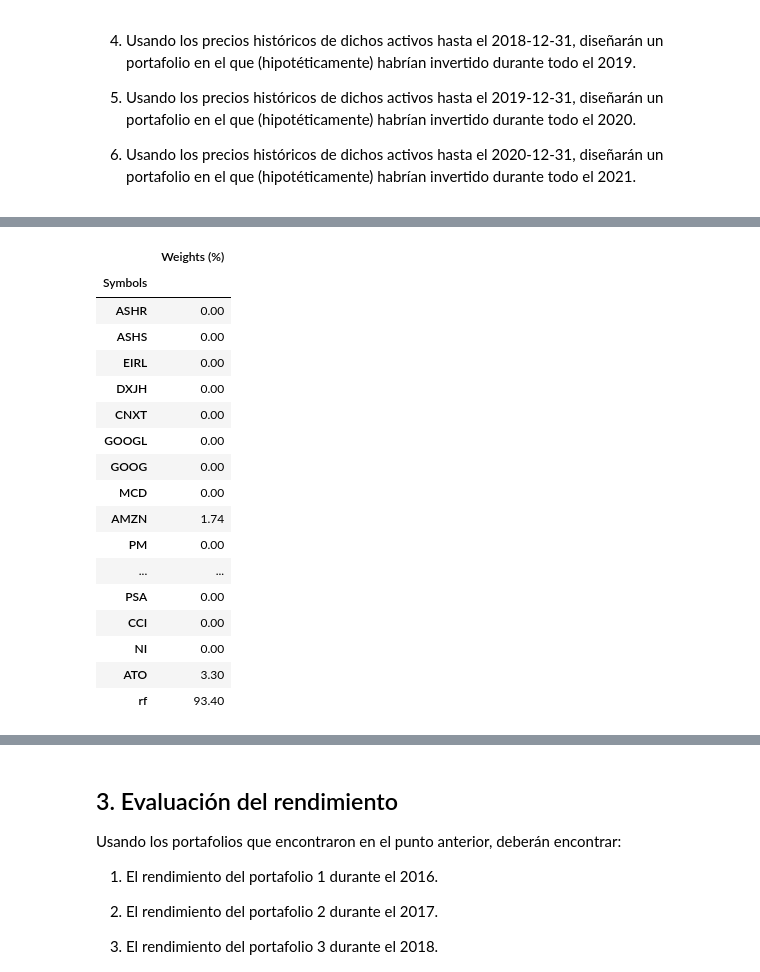
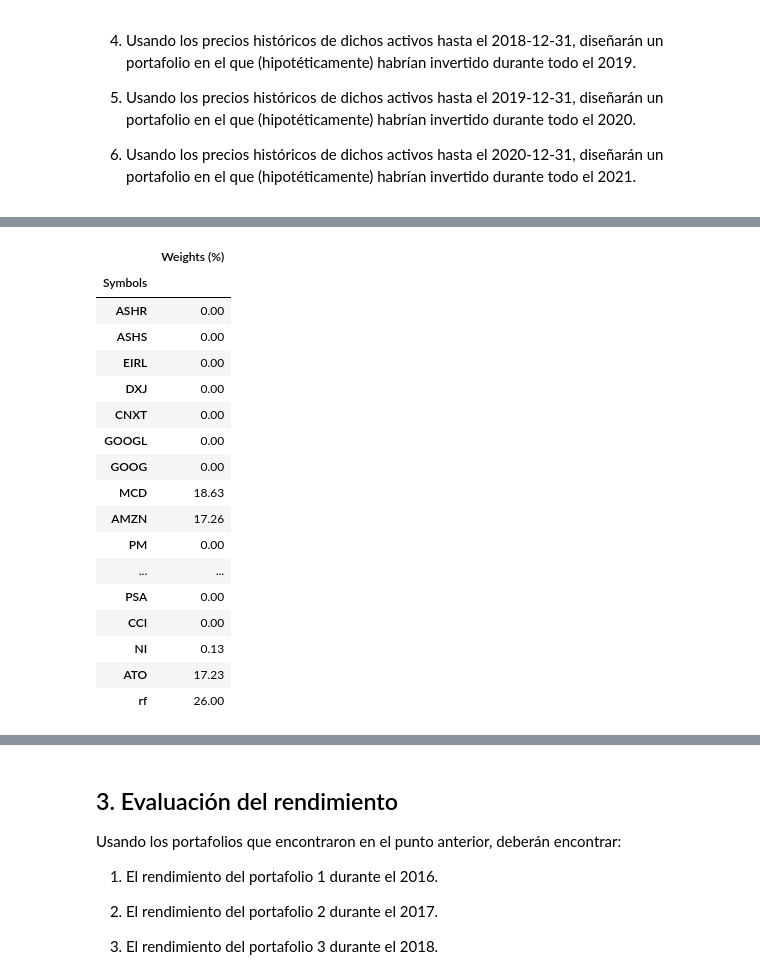
Before and after one commit to MontseOP/Proyecto_Portafolios, a Jupyter notebook: Proyecto Ortiz-Palacios.ipynb, the cells around one changed output, grey strips where cells are left out. Drawn from its saved outputs; the diff is of its cells as text; code cells hidden in the pictures.

```diff
--- a/Proyecto Ortiz-Palacios.ipynb
+++ b/Proyecto Ortiz-Palacios.ipynb
@@ -185,13 +166,15 @@ port_efi(Eind_2015, rf_2015, Sigma_2015, 15)
 | rf | 0.63 |
 # %%
 closes_2016 = get_adj_closes(ETF + acciones, "01-01-2016",'31-12-2016')
-rf_2016 = 0.0062/252
+hist_2016 = pd.concat([closes,closes_2016])
+rf_2016 = 0.0087/252
 
-rend_2016 = closes_2016.pct_change().dropna()
+rend_2016 = hist_2016.pct_change().dropna()
 Eind_2016 = rend_2016.mean()
 Sigma_2016 = rend_2016.cov()
 
-port_efi(Eind_2016, rf_2016, Sigma_2016, 15)
+w_2016 = port_efi(Eind_2016, rf_2016, Sigma_2016, 15)
+w_2016
 # %% [output]
 |  | Weights (%) |
 | Symbols |  |
@@ -214,12 +197,14 @@ port_efi(Eind_2016, rf_2016, Sigma_2016, 15)
 # %%
 closes_2017 = get_adj_closes(ETF + acciones, "01-01-2017",'31-12-2017')
-rf_2017 = 0.0062/252
+rf_2017 = 0.0178/252
+hist_2017 = pd.concat([hist_2016,closes_2017])
 
-rend_2017 = closes_2017.pct_change().dropna()
+rend_2017 = hist_2017.pct_change().dropna()
 Eind_2017 = rend_2017.mean()
 Sigma_2017 = rend_2017.cov()
 
-port_efi(Eind_2017, rf_2017, Sigma_2017, 15)
+w_2017 = port_efi(Eind_2017, rf_2017, Sigma_2017, 15)
+w_2017
 # %% [output]
 |  | Weights (%) |
 | Symbols |  |
@@ -242,30 +227,32 @@ port_efi(Eind_2017, rf_2017, Sigma_2017, 15)
 # %%
 closes_2018 = get_adj_closes(ETF + acciones, "01-01-2018",'31-12-2018')
-rf_2018 = 0.0062/252
+rf_2018 = 0.0252/252
+hist_2018 = pd.concat([hist_2017,closes_2018])
 
-rend_2018 = closes_2018.pct_change().dropna()
+rend_2018 = hist_2018.pct_change().dropna()
 Eind_2018 = rend_2018.mean()
 Sigma_2018 = rend_2018.cov()
 
-port_efi(Eind_2018, rf_2018, Sigma_2018, 15)
+w_2018 =port_efi(Eind_2018, rf_2018, Sigma_2018, 15)
+w_2018
 # %% [output]
 |  | Weights (%) |
 | Symbols |  |
 | ASHR | 0.00 |
 | ASHS | 0.00 |
 | EIRL | 0.00 |
-| DXJH | 0.00 |
+| DXJ | 0.00 |
 | CNXT | 0.00 |
 | GOOGL | 0.00 |
 | GOOG | 0.00 |
-| MCD | 0.00 |
-| AMZN | 1.74 |
+| MCD | 18.63 |
+| AMZN | 17.26 |
 | PM | 0.00 |
 | ... | ... |
 | PSA | 0.00 |
 | CCI | 0.00 |
-| NI | 0.00 |
-| ATO | 3.30 |
-| rf | 93.40 |
+| NI | 0.13 |
+| ATO | 17.23 |
+| rf | 26.00 |
 # %%
 closes_2019 = get_adj_closes(ETF + acciones, "01-01-2019",'31-12-2019')
```
Also changed, not shown: parts of 16 cells of this notebook.
